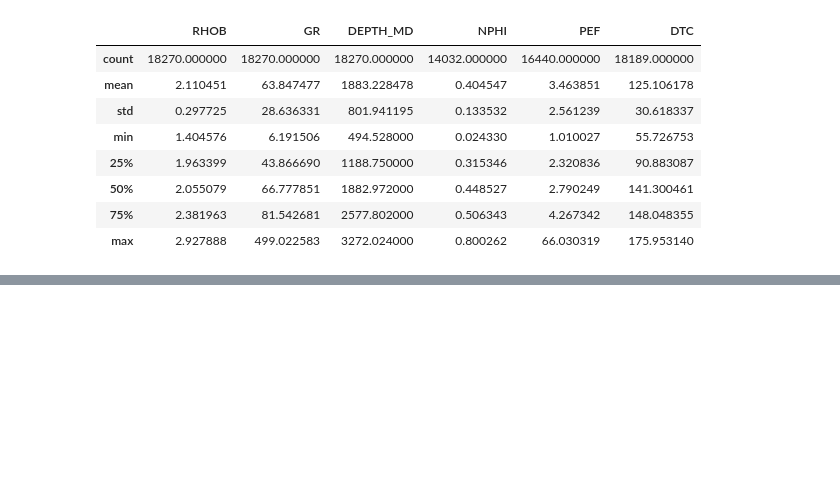
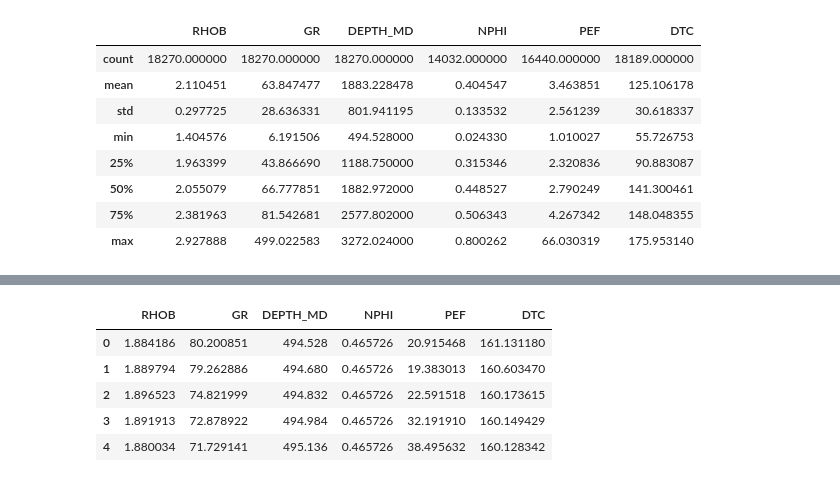
Before and after one commit to ezequielcabeja/Geological-Logging-Dataset, a Jupyter notebook: Geological_Logging_Dataset.ipynb, the cells around one changed output, grey strips where cells are left out. Saved outputs shown, nothing was run; the diff lists cells and outputs as text; code cells hidden in the pictures; blank space fills up the shorter version.

```diff
--- a/Geological_Logging_Dataset.ipynb
+++ b/Geological_Logging_Dataset.ipynb
@@ -148,0 +229,9 @@ df.describe(include="all")
+# %%
+df_clean.head()
+# %% [output]
+|  | RHOB | GR | DEPTH_MD | NPHI | PEF | DTC |
+| 0 | 1.884186 | 80.200851 | 494.528 | 0.465726 | 20.915468 | 161.131180 |
+| 1 | 1.889794 | 79.262886 | 494.680 | 0.465726 | 19.383013 | 160.603470 |
+| 2 | 1.896523 | 74.821999 | 494.832 | 0.465726 | 22.591518 | 160.173615 |
+| 3 | 1.891913 | 72.878922 | 494.984 | 0.465726 | 32.191910 | 160.149429 |
+| 4 | 1.880034 | 71.729141 | 495.136 | 0.465726 | 38.495632 | 160.128342 |
```
Also changed, not shown: parts of 14 cells of this notebook.
